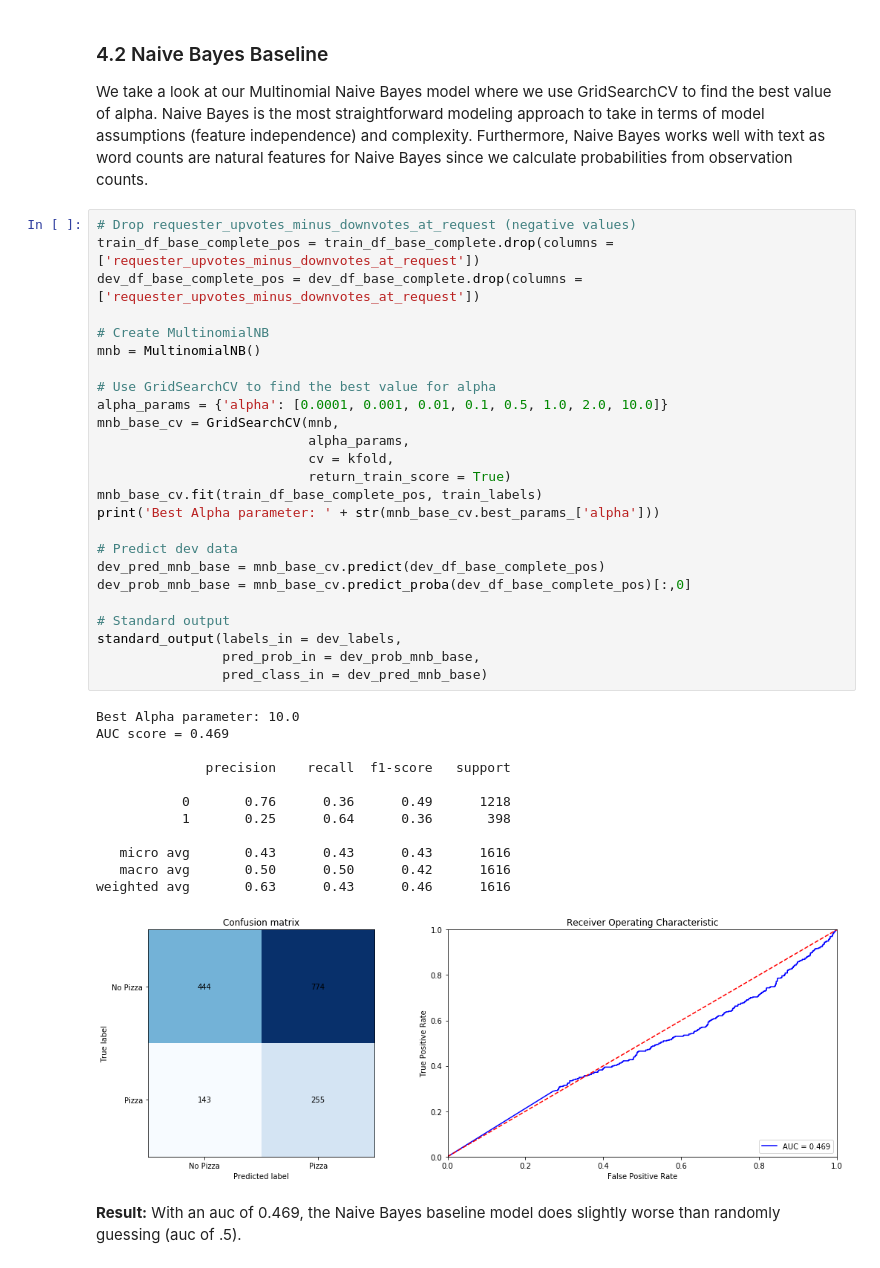
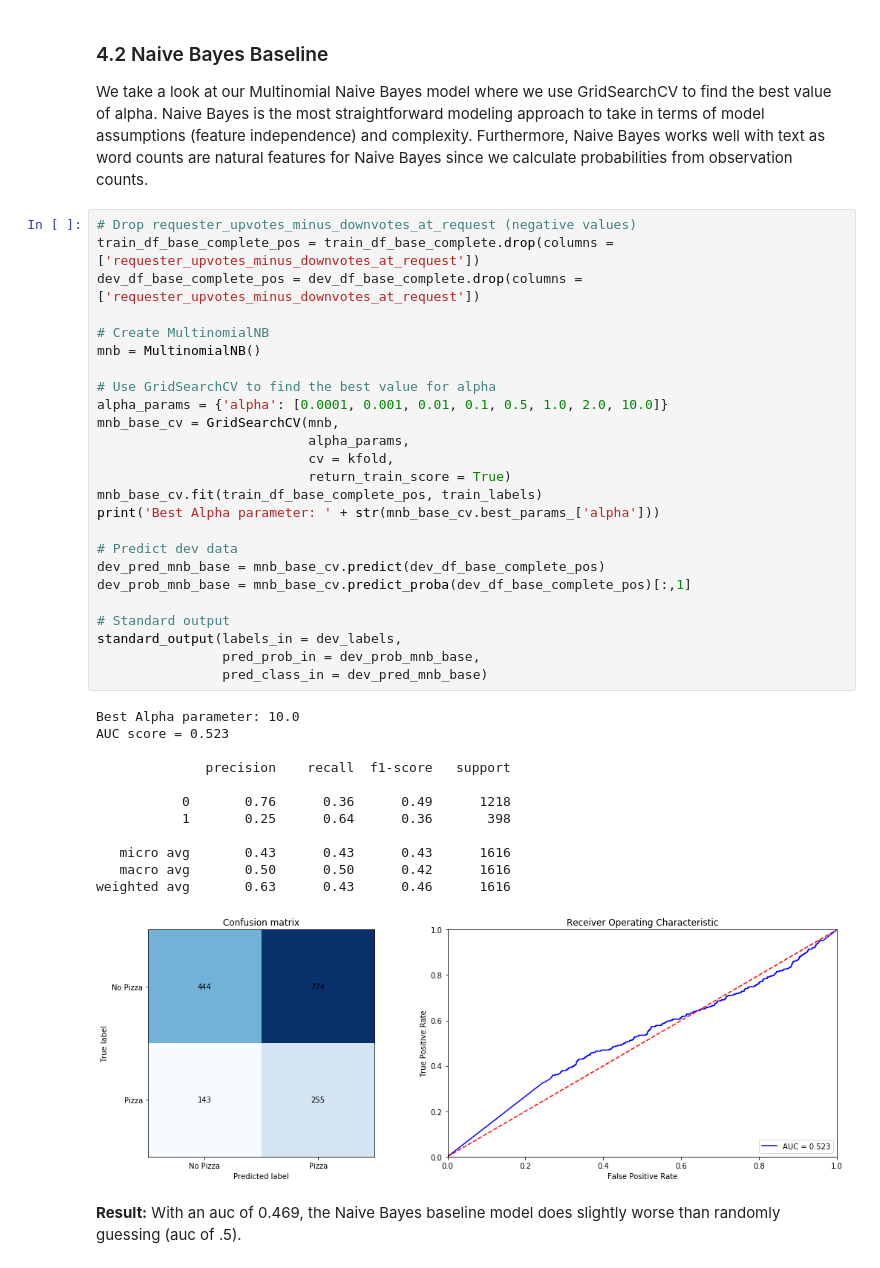
Before and after one commit to timspit/w207_final_project, a Jupyter notebook: W207_Group2_FinalProject_BajevaSpittleVenkataWu.ipynb, the cells around one changed output. Saved outputs shown, nothing was run; the diff lists cells and outputs as text.

```diff
--- a/W207_Group2_FinalProject_BajevaSpittleVenkataWu.ipynb
+++ b/W207_Group2_FinalProject_BajevaSpittleVenkataWu.ipynb
@@ -826,36 +826,36 @@ dev_df_base_complete_pos = dev_df_base_complete.drop(columns = ['requester_upvot
 # Create MultinomialNB
 mnb = MultinomialNB()
 
 # Use GridSearchCV to find the best value for alpha
 alpha_params = {'alpha': [0.0001, 0.001, 0.01, 0.1, 0.5, 1.0, 2.0, 10.0]}
 mnb_base_cv = GridSearchCV(mnb,
                            alpha_params,
                            cv = kfold,
                            return_train_score = True)
 mnb_base_cv.fit(train_df_base_complete_pos, train_labels)
 print('Best Alpha parameter: ' + str(mnb_base_cv.best_params_['alpha']))
 
 # Predict dev data
 dev_pred_mnb_base = mnb_base_cv.predict(dev_df_base_complete_pos)
-dev_prob_mnb_base = mnb_base_cv.predict_proba(dev_df_base_complete_pos)[:,0]
+dev_prob_mnb_base = mnb_base_cv.predict_proba(dev_df_base_complete_pos)[:,1]
 
 # Standard output
 standard_output(labels_in = dev_labels,
                 pred_prob_in = dev_prob_mnb_base,
                 pred_class_in = dev_pred_mnb_base)
 # %% [output]
 Best Alpha parameter: 10.0
-AUC score = 0.469
+AUC score = 0.523
 
               precision    recall  f1-score   support
 
            0       0.76      0.36      0.49      1218
            1       0.25      0.64      0.36       398
 
    micro avg       0.43      0.43      0.43      1616
    macro avg       0.50      0.50      0.42      1616
 weighted avg       0.63      0.43      0.46      1616
-[figure, old version]
+[figure, new version]
 # %% [markdown]
 **Result:** With an auc of 0.469, the Naive Bayes baseline model does slightly worse than randomly guessing (auc of .5).
 # %% [markdown]
```
Also changed, not shown: parts of 15 cells of this notebook, 2 other files.
